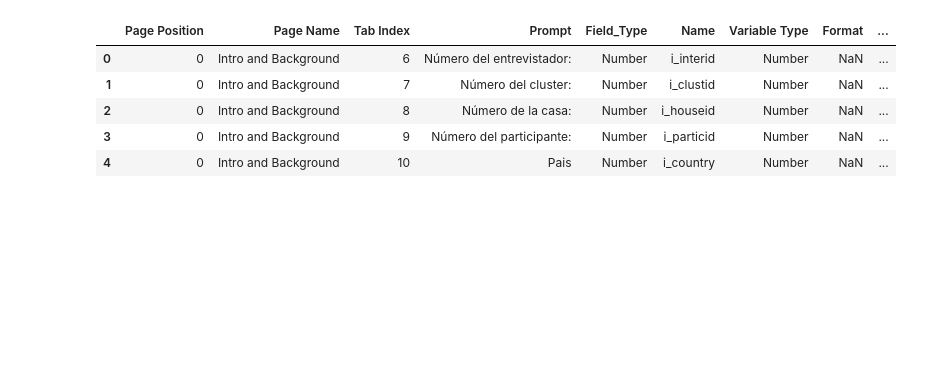
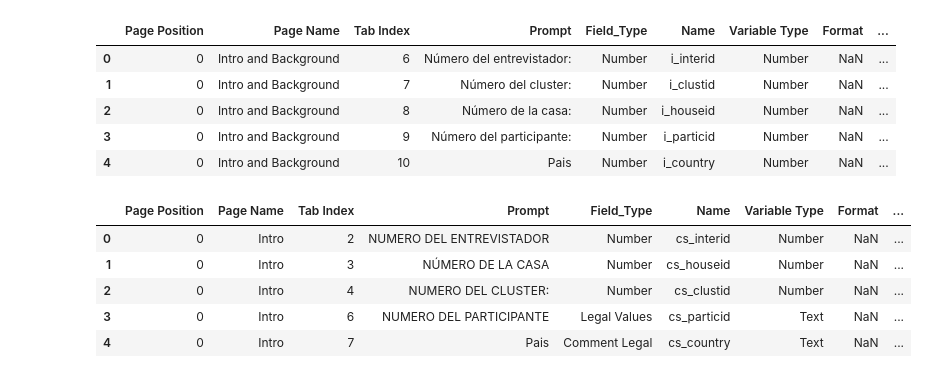
Before and after one commit to chrissoria/CADAS, a Jupyter notebook: Recode_Files/Cleaning_Stata_Variables.ipynb, the cells around one changed output. Saved outputs shown, nothing was run; the diff lists cells and outputs as text; code cells hidden in the pictures; blank space fills up the shorter version.

Commit message:
added lines of code to add variable names and reorder the cognitive scoring output

```diff
--- a/Recode_Files/Cleaning_Stata_Variables.ipynb
+++ b/Recode_Files/Cleaning_Stata_Variables.ipynb
@@ -842,3 +842,42 @@ Infor.head()
 | 2 | 0 | Intro and Background | 8 | Número de la casa: | Number | i_houseid | Number | NaN | ... |
 | 3 | 0 | Intro and Background | 9 | Número del participante: | Number | i_particid | Number | NaN | ... |
 | 4 | 0 | Intro and Background | 10 | Pais | Number | i_country | Number | NaN | ... |
+# %%
+Cog_Scoring = (
+    pd.read_excel("CADAS_DD_V4.xlsx", engine='openpyxl', sheet_name="Cognitive_Scoring")  # Update the sheet name
+    .loc[lambda df: ~df['Field_Type'].isin(['Label/Title', 'Group', 'Time', 'Date'])]
+    .reset_index(drop=True)
+)
+
+Cog_Scoring['Name'] = Cog_Scoring['Name'].str.lower()
+
+columns_to_process = ['Field_Type', 'Name']
+Cog_Scoring['Prompt'] = Cog_Scoring['Prompt'].replace(r'[\'"]', '', regex=True)
+
+for col in columns_to_process:
+    Cog_Scoring[col] = Cog_Scoring[col].astype(str).str.strip()
+
+Cog_Scoring["label"] = Cog_Scoring.apply(lambda row: f'label variable {row["Name"]} "{row["Prompt"]}"', axis=1)
+
+Cog_Scoring_file = 'Recode_Files/Cog_Scoring_variable_labels.txt'
+with open(Cog_Scoring_file, 'w') as f:
+    for code_line in Cog_Scoring['label']:
+        f.write(f"{code_line}\n\n")
+
+name_list = ' '.join(Cog_Scoring['Name'])
+
+# Add the word 'order' at the beginning of the string
+name_list = 'order ' + name_list
+
+# Write the string to a text file
+with open('Recode_Files/Cog_Scoring_Names.txt', 'w') as f:
+    f.write(name_list)
+
+Cog_Scoring.head()
+# %% [output]
+|  | Page Position | Page Name | Tab Index | Prompt | Field_Type | Name | Variable Type | Format | ... |
+| 0 | 0 | Intro | 2 | NUMERO DEL ENTREVISTADOR | Number | cs_interid | Number | NaN | ... |
+| 1 | 0 | Intro | 3 | NÚMERO DE LA CASA | Number | cs_houseid | Number | NaN | ... |
+| 2 | 0 | Intro | 4 | NUMERO DEL CLUSTER: | Number | cs_clustid | Number | NaN | ... |
+| 3 | 0 | Intro | 6 | NUMERO DEL PARTICIPANTE | Legal Values | cs_particid | Text | NaN | ... |
+| 4 | 0 | Intro | 7 | Pais | Comment Legal | cs_country | Text | NaN | ... |
```
Also changed, not shown: 6 other files.
